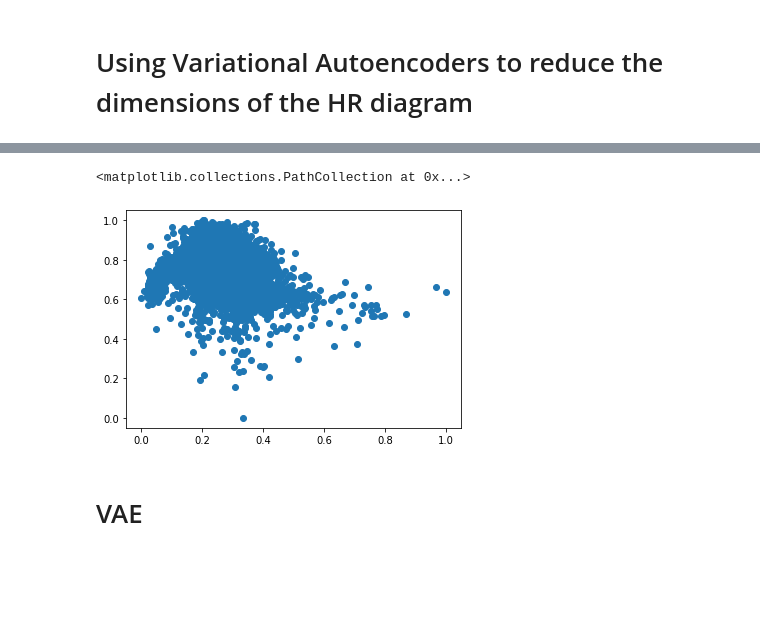
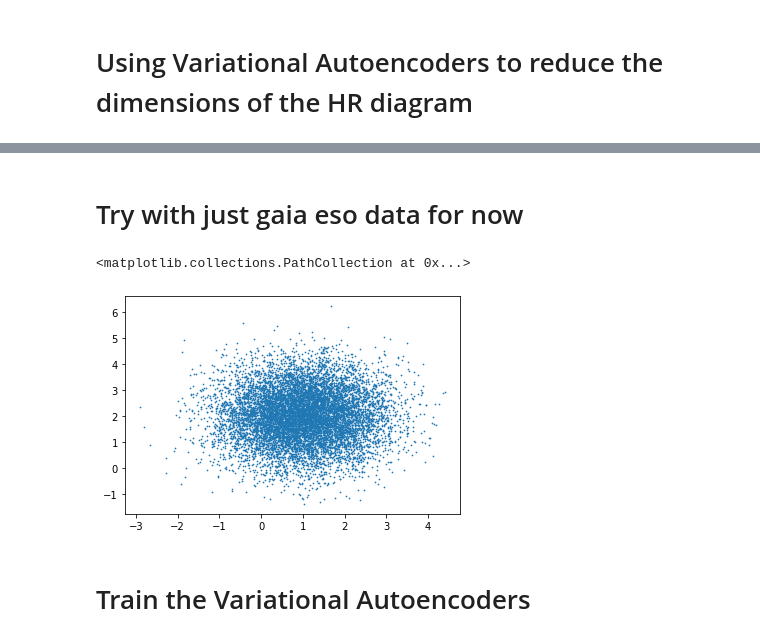
Before and after one commit to ocallam6/GES, a Jupyter notebook: Analysis/membership_prob.ipynb, the cells around one changed output, grey strips where cells are left out. Cells and saved outputs as stored; diff of their text form; code cells hidden in the pictures; blank space fills up the shorter version.

```diff
--- a/Analysis/membership_prob.ipynb
+++ b/Analysis/membership_prob.ipynb
@@ -466,7 +451,7 @@ This is a 3 compoennt GMM
 
 prob_full=gmm_full.prob_z_given_w(learning_input,Xerr=learning_error_covariance,R=R)
 df=pd.DataFrame(learning_input,columns=columns_parameters)
-df2=pd.DataFrame(prob_full[:,2],columns=['prob'])
+df2=pd.DataFrame(prob_full[:,1],columns=['prob'])
 plot_df_full=pd.concat([df,df2],axis=1)
 plot_df_full
 # %% [output]
@@ -573,8 +558,8 @@ sn.scatterplot(data=plot_df[len(gaia_eso):],x='pmdec',y='VRAD',hue='prob',ax=axs
 # %% [markdown]
 https://www.aanda.org/articles/aa/pdf/2018/08/aa32843-18.pdf
 # %%
-df_diagram=pd.concat([plot_df.reset_index(),data[['bp_rp','phot_g_mean_mag']].reset_index()],axis=1)
-df_diagram_full=pd.concat([plot_df_full.reset_index(),data[['bp_rp','phot_g_mean_mag']].reset_index()],axis=1)
+df_diagram=pd.concat([plot_df.reset_index(),data[['bp_rp','phot_g_mean_mag','bp_g','g_rp']].reset_index()],axis=1)
+df_diagram_full=pd.concat([plot_df_full.reset_index(),data[['bp_rp','phot_g_mean_mag','bp_g','g_rp']].reset_index()],axis=1)
 # %%
 data_for_hr1=df_diagram[df_diagram['prob']>=0.9]
 data_for_hr2=df_diagram[df_diagram['prob']<0.9]
@@ -670,4 +655,4 @@ Plotting the parameters vs the expected values.
 # Using Variational Autoencoders to reduce the dimensions of the HR diagram
 # %%
 data_for_colour_pre=mean_basolute_mag_g_band(df_diagram_full)
-data_for_colour=data_for_colour_pre[['bp_rp','mean_absolute_mag_g_band','prob','ra','dec','parallax','VRAD','pmra','pmdec','phot_g_mean_mag']]
+data_for_colour=data_for_colour_pre[['bp_rp','mean_absolute_mag_g_band','prob','ra','dec','parallax','VRAD','pmra','pmdec','phot_g_mean_mag','bp_g','g_rp']]
@@ -703,10 +684,15 @@ colour_mag=np.array([colour_mag1,colour_mag2]).transpose()[0]
+# %%
+colour_mag=scaler.fit_transform(data_for_colour[['bp_rp','mean_absolute_mag_g_band']].values)
+colour_mag=data_for_colour[['bp_rp','phot_g_mean_mag','parallax','bp_g','g_rp']].values
+# %% [markdown]
+# Try with just gaia eso data for now
 # %%
-plt.scatter(colour_mag.transpose()[0],colour_mag.transpose()[1])
+plt.scatter(colour_mag.transpose()[0],colour_mag.transpose()[1],s=0.5)
 # %% [output]
 <matplotlib.collections.PathCollection at 0x...>
-[figure, old version]
+[figure, new version]
-# %% [markdown]
-# VAE
+# %% [markdown]
+# Train the Variational Autoencoders
 # %%
 import torch
 import torch.nn as nn
```
Also changed, not shown: parts of 32 cells of this notebook, 4 other files.
